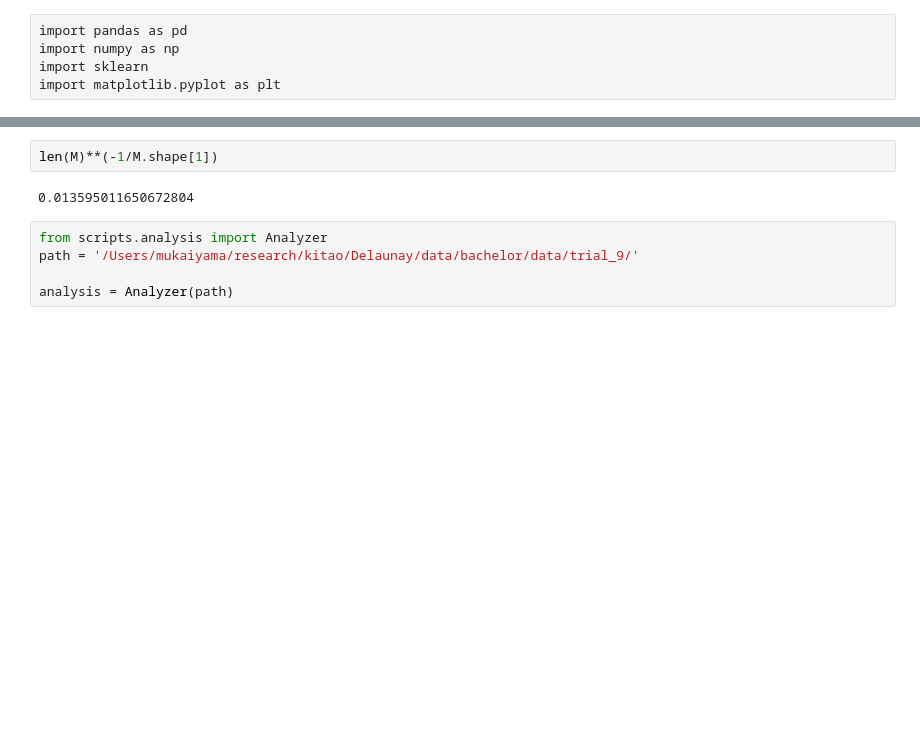
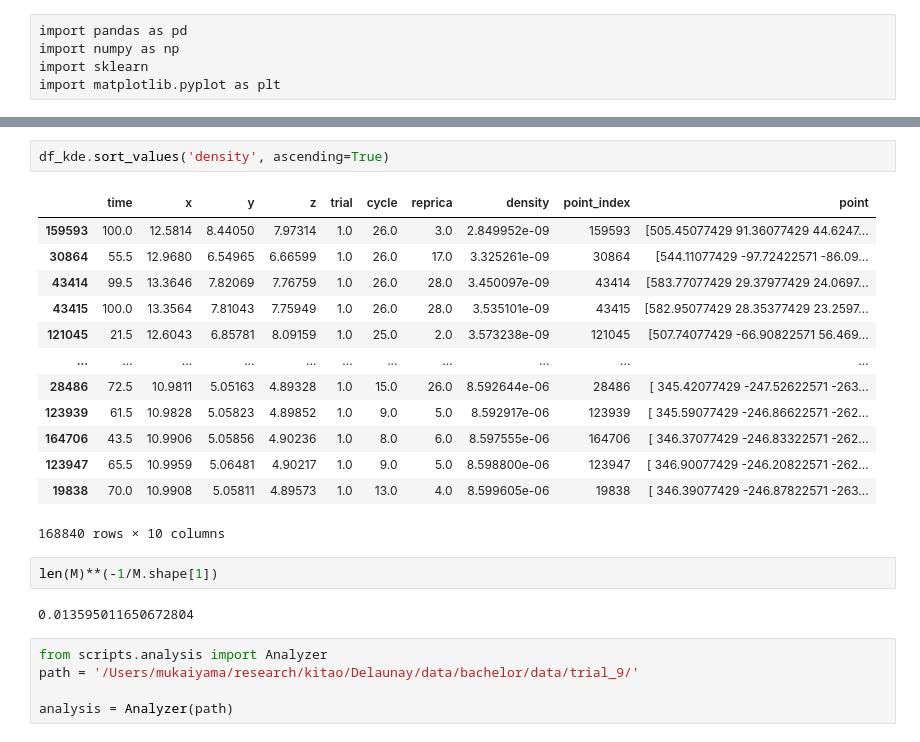
Before and after one commit to mukaiyama729/ResearchAnalysis, a Jupyter notebook: trial1.ipynb, the cells around one changed output, grey strips where cells are left out. Saved outputs shown, nothing was run; the diff lists cells and outputs as text; blank space fills up the shorter version.

```diff
--- a/trial1.ipynb
+++ b/trial1.ipynb
@@ -90,3 +250,19 @@ plt.show()
+# %%
+df_kde.sort_values('density', ascending=True)
+# %% [output]
+|  | time | x | y | z | trial | cycle | reprica | density | point_index | point |
+| 159593 | 100.0 | 12.5814 | 8.44050 | 7.97314 | 1.0 | 26.0 | 3.0 | 2.849952e-09 | 159593 | [505.45077429 91.36077429 44.6247... |
+| 30864 | 55.5 | 12.9680 | 6.54965 | 6.66599 | 1.0 | 26.0 | 17.0 | 3.325261e-09 | 30864 | [544.11077429 -97.72422571 -86.09... |
+| 43414 | 99.5 | 13.3646 | 7.82069 | 7.76759 | 1.0 | 26.0 | 28.0 | 3.450097e-09 | 43414 | [583.77077429 29.37977429 24.0697... |
+| 43415 | 100.0 | 13.3564 | 7.81043 | 7.75949 | 1.0 | 26.0 | 28.0 | 3.535101e-09 | 43415 | [582.95077429 28.35377429 23.2597... |
+| 121045 | 21.5 | 12.6043 | 6.85781 | 8.09159 | 1.0 | 25.0 | 2.0 | 3.573238e-09 | 121045 | [507.74077429 -66.90822571 56.469... |
+| ... | ... | ... | ... | ... | ... | ... | ... | ... | ... | ... |
+| 28486 | 72.5 | 10.9811 | 5.05163 | 4.89328 | 1.0 | 15.0 | 26.0 | 8.592644e-06 | 28486 | [ 345.42077429 -247.52622571 -263... |
+| 123939 | 61.5 | 10.9828 | 5.05823 | 4.89852 | 1.0 | 9.0 | 5.0 | 8.592917e-06 | 123939 | [ 345.59077429 -246.86622571 -262... |
+| 164706 | 43.5 | 10.9906 | 5.05856 | 4.90236 | 1.0 | 8.0 | 6.0 | 8.597555e-06 | 164706 | [ 346.37077429 -246.83322571 -262... |
+| 123947 | 65.5 | 10.9959 | 5.06481 | 4.90217 | 1.0 | 9.0 | 5.0 | 8.598800e-06 | 123947 | [ 346.90077429 -246.20822571 -262... |
+| 19838 | 70.0 | 10.9908 | 5.05811 | 4.89573 | 1.0 | 13.0 | 4.0 | 8.599605e-06 | 19838 | [ 346.39077429 -246.87822571 -263... |
+168840 rows × 10 columns
 # %%
 len(M)**(-1/M.shape[1])
 # %% [output]
```
Also changed, not shown: parts of 21 cells of this notebook, 3 other files.
